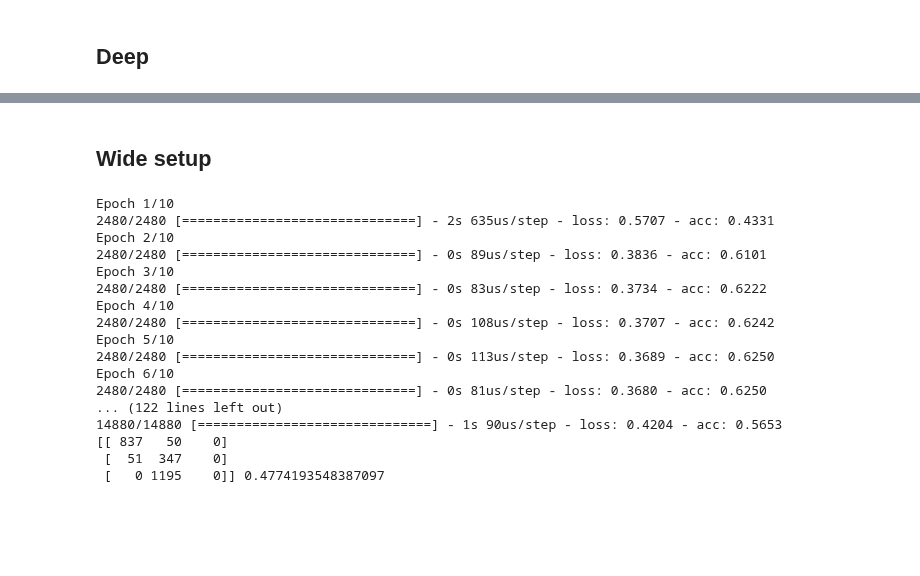
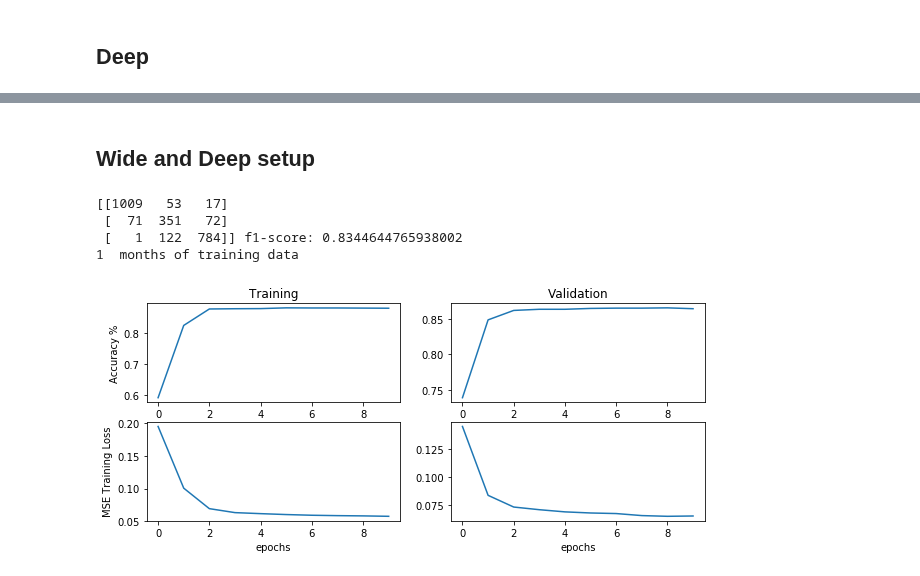
Before and after one commit to l1onh3art88/ml-lab2, a Jupyter notebook: lab5/lab5.ipynb, the cells around one changed output, grey strips where cells are left out. Drawn from its saved outputs; the diff is of its cells as text; code cells hidden in the pictures; blank space fills up the shorter version.

```diff
--- a/lab5/lab5.ipynb
+++ b/lab5/lab5.ipynb
@@ -543,14 +561,19 @@ print(mt.confusion_matrix(y_test,yhat),mt.accuracy_score(y_test,yhat))
 # %% [markdown]
-## Wide setup
+## Wide and Deep setup
 # %%
 from keras.layers import concatenate
-cross_columns = [['timeOfDay_int','day_int'],
-                ['timeOfDay_int','borough_int']]
+from matplotlib import pyplot as plt
+from keras.utils.np_utils import to_categorical
+%matplotlib inline
+cross_columns = [['timeOfDay_int','day_int']]
 
-
+month = 1
 for train_index, test_index in tscv.split(x,y):
+    encoder = LabelEncoder()
+    encoder.fit(y)
+    encoded_Y = encoder.transform(y)
     X_train, X_test = x.iloc[train_index], x.iloc[test_index]
-    y_train, y_test = y.iloc[train_index], y.iloc[test_index]
+    y_train, y_test = to_categorical(encoded_Y[train_index]), to_categorical(encoded_Y[test_index])
     # we will create separate sequential models for each embedding
     embed_branches = []
     X_ints_train = []
@@ -581,16 +604,15 @@ for train_index, test_index in tscv.split(x,y):
                       output_dim=int(np.sqrt(N)),
                       input_length=1, name='_'.join(cols)+'_embed')(inputs)
         x2 = Flatten()(x2)
-        all_wide_branch_outputs.append(x2) # save for concatenating later
+        #make an append and put cocatenate if we have more then one crossed feature
+        all_wide_branch_outputs = x2 # save for concatenating later
 
     # merge the branches together
-    wide_branch = concatenate(all_wide_branch_outputs, name='wide_concat')
-    wide_branch = Dense(units=1,activation='sigmoid',name='wide_combined')(wide_branch)
+    wide_branch = all_wide_branch_outputs
+    wide_branch = Dense(units=3,activation='sigmoid',name='wide_combined')(wide_branch)
 
 
     all_deep_branch_outputs = [] # this is where we will keep track of output of each branch
-    X_train, X_test = x.iloc[train_index], x.iloc[test_index]
-    y_train, y_test = y.iloc[train_index], y.iloc[test_index]
     for col in categorical_headers_ints:
         # encode as ints for the embedding
         X_ints_train.append( X_train[col].values )
@@ -598,55 +620,65 @@ for train_index, test_index in tscv.split(x,y):
 
         # get the number of categories
         N = int(max(X_ints_train[-1]+1)) # same as the max(df_train[col])
         # create embedding branch from the number of categories
         inputs = Input(shape=(1,),dtype='int32', name=col)
         all_inputs.append( inputs ) # keep track of created inputs
         xbed = Embedding(input_dim=N,
                       output_dim=int(np.sqrt(N)),
                       input_length=1, name=col+'_embed')(inputs)
         xbed = Flatten()(xbed)
         all_deep_branch_outputs.append(xbed)
     # also get a dense branch of the numeric features
     all_inputs.append(Input(shape=(X_train.iloc[:,:9].shape[1],),sparse=False, name='numeric'))
     xnum = Dense(units=20, activation='relu',name='numeric_1')(all_inputs[-1])
     all_deep_branch_outputs.append( Dense(units=10,activation='relu', name='numeric_2')(xnum) )
 
     # merge the branches together
     deep_branch = concatenate(all_deep_branch_outputs,name='concat_embeds')
     deep_branch = Dense(units=50,activation='relu', name='deep1')(deep_branch)
     deep_branch = Dense(units=25,activation='relu', name='deep2')(deep_branch)
     deep_branch = Dense(units=10,activation='relu', name='deep3')(deep_branch)
 
     final_branch = concatenate([wide_branch, deep_branch],name='concat_deep_wide')
-    final_branch = Dense(units=1,activation='sigmoid',name='combined')(final_branch)
+    final_branch = Dense(units=3,activation='sigmoid',name='combined')(final_branch)
 
     model = Model(inputs=all_inputs, outputs=final_branch)
     model.compile(optimizer='adagrad',
               loss='mean_squared_error',
               metrics=['accuracy'])
+    history = model.fit(X_ints_train + [X_train.iloc[:,:9]], # create a list of inputs for embeddings
+        y_train, epochs=10, batch_size=32, verbose=0,
+                       validation_data = (X_ints_test + [X_test.iloc[:,:9]], y_test))
+    yhat = np.argmax(model.predict(X_ints_test + [X_test.iloc[:,:9]]),axis=1)
+    print(mt.confusion_matrix(np.argmax(y_test,axis=1),yhat)
+          ,'f1-score:',mt.f1_score(np.argmax(y_test,axis=1),yhat,average='macro'))
+    print(month, ' months of training data')
+    plt.figure(figsize=(10,4))
+    plt.subplot(2,2,1)
+    plt.plot(history.history['acc'])
 
-    model.fit(X_ints_train + [X_train.iloc[:,:9]], # create a list of inputs for embeddings
-        y_train, epochs=10, batch_size=32, verbose=1)
-    yhat = np.round(model.predict(X_ints_test + [X_test.iloc[:,:9]]))
-    print(mt.confusion_matrix(y_test,yhat),mt.accuracy_score(y_test,yhat))
+    plt.ylabel('Accuracy %')
+    plt.title('Training')
+    plt.subplot(2,2,2)
+    plt.plot(history.history['val_acc'])
+    plt.title('Validation')
+
+    plt.subplot(2,2,3)
+    plt.plot(history.history['loss'])
+    plt.ylabel('MSE Training Loss')
+    plt.xlabel('epochs')
+
+    plt.subplot(2,2,4)
+    plt.plot(history.history['val_loss'])
+    plt.xlabel('epochs')
+    plt.show()
+    month +=1
 # %% [output]
-Epoch 1/10
-2480/2480 [==============================] - 2s 635us/step - loss: 0.5707 - acc: 0.4331
-Epoch 2/10
-2480/2480 [==============================] - 0s 89us/step - loss: 0.3836 - acc: 0.6101
-Epoch 3/10
-2480/2480 [==============================] - 0s 83us/step - loss: 0.3734 - acc: 0.6222
-Epoch 4/10
-2480/2480 [==============================] - 0s 108us/step - loss: 0.3707 - acc: 0.6242
-Epoch 5/10
-2480/2480 [==============================] - 0s 113us/step - loss: 0.3689 - acc: 0.6250
-Epoch 6/10
-2480/2480 [==============================] - 0s 81us/step - loss: 0.3680 - acc: 0.6250
-... (122 lines left out)
-14880/14880 [==============================] - 1s 90us/step - loss: 0.4204 - acc: 0.5653
-[[ 837   50    0]
- [  51  347    0]
- [   0 1195    0]] 0.4774193548387097
+[[1009   53   17]
+ [  71  351   72]
+ [   1  122  784]] f1-score: 0.8344644765938002
+1  months of training data
+[figure, added]
 # %%
 from IPython.display import SVG
 from keras.utils.vis_utils import model_to_dot
```
Also changed, not shown: parts of 12 cells of this notebook.
